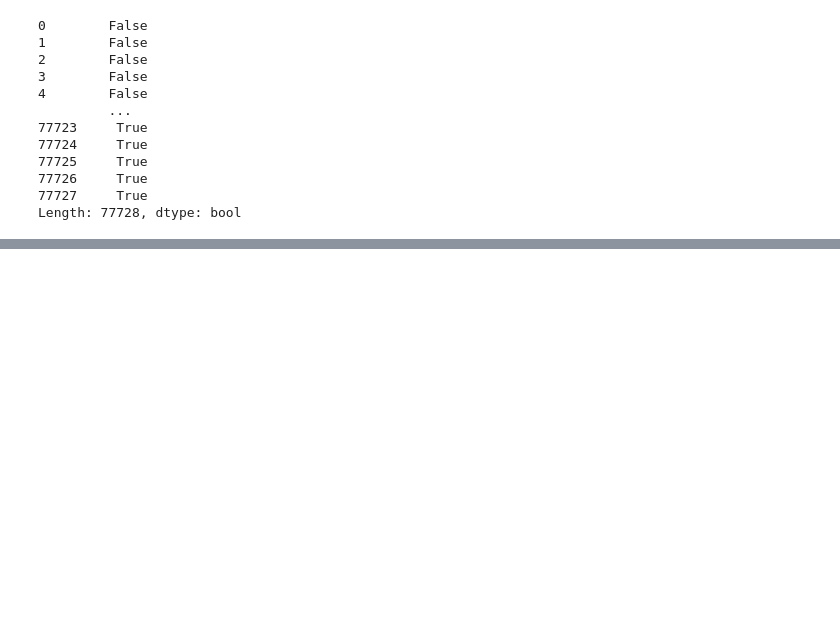
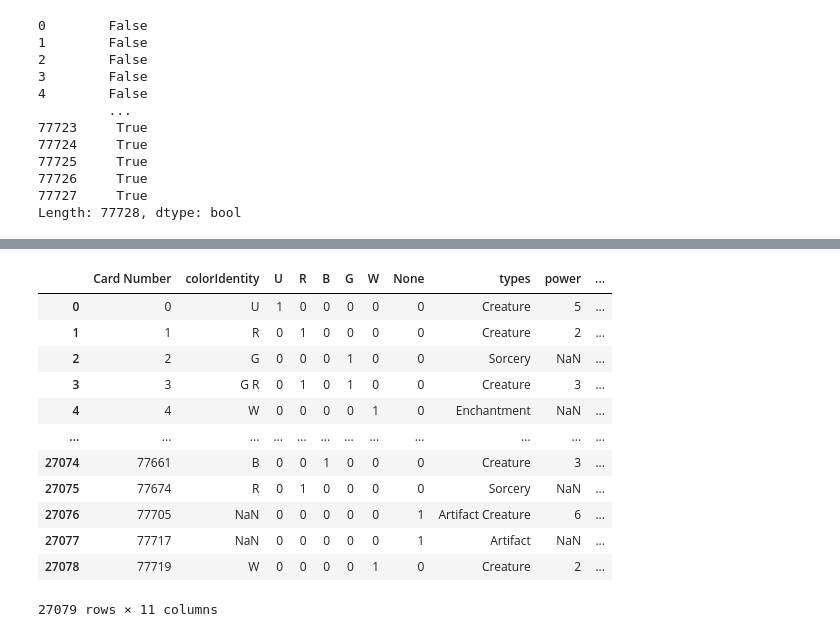
Before and after one commit to Mickie-n-s/MTG_Project, a Jupyter notebook: MTG_Cleaning.ipynb, the cells around one changed output, grey strips where cells are left out. Saved outputs shown, nothing was run; the diff lists cells and outputs as text; code cells hidden in the pictures; blank space fills up the shorter version.

```diff
--- a/MTG_Cleaning.ipynb
+++ b/MTG_Cleaning.ipynb
@@ -307,0 +219,17 @@ print(accuracy_score(y_test,y_pred))
+# %%
+color_lists_df = pd.read_csv("/Users/owner/Analysis_Projects/color_lists_third_copy.csv")
+color_lists_df
+# %% [output]
+|  | Card Number | colorIdentity | U | R | B | G | W | None | types | power | ... |
+| 0 | 0 | U | 1 | 0 | 0 | 0 | 0 | 0 | Creature | 5 | ... |
+| 1 | 1 | R | 0 | 1 | 0 | 0 | 0 | 0 | Creature | 2 | ... |
+| 2 | 2 | G | 0 | 0 | 0 | 1 | 0 | 0 | Sorcery | NaN | ... |
+| 3 | 3 | G R | 0 | 1 | 0 | 1 | 0 | 0 | Creature | 3 | ... |
+| 4 | 4 | W | 0 | 0 | 0 | 0 | 1 | 0 | Enchantment | NaN | ... |
+| ... | ... | ... | ... | ... | ... | ... | ... | ... | ... | ... | ... |
+| 27074 | 77661 | B | 0 | 0 | 1 | 0 | 0 | 0 | Creature | 3 | ... |
+| 27075 | 77674 | R | 0 | 1 | 0 | 0 | 0 | 0 | Sorcery | NaN | ... |
+| 27076 | 77705 | NaN | 0 | 0 | 0 | 0 | 0 | 1 | Artifact Creature | 6 | ... |
+| 27077 | 77717 | NaN | 0 | 0 | 0 | 0 | 0 | 1 | Artifact | NaN | ... |
+| 27078 | 77719 | W | 0 | 0 | 0 | 0 | 1 | 0 | Creature | 2 | ... |
+27079 rows × 11 columns
```
Also changed, not shown: parts of 51 cells of this notebook.
